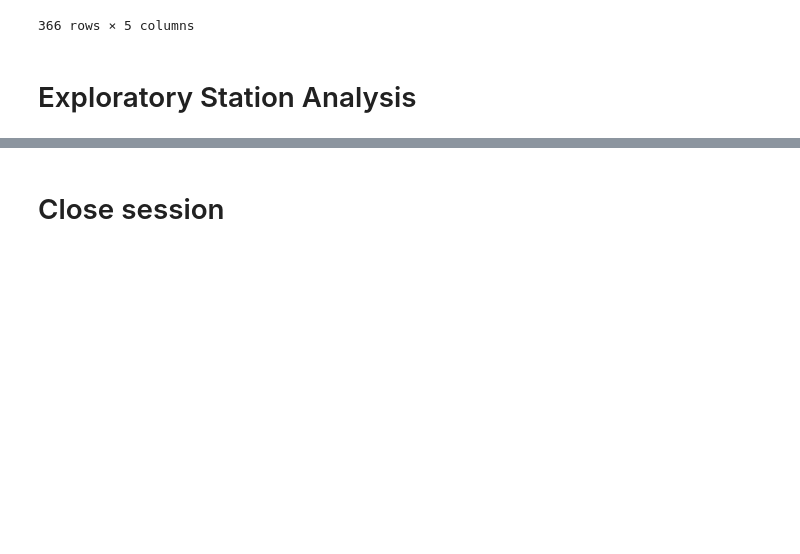
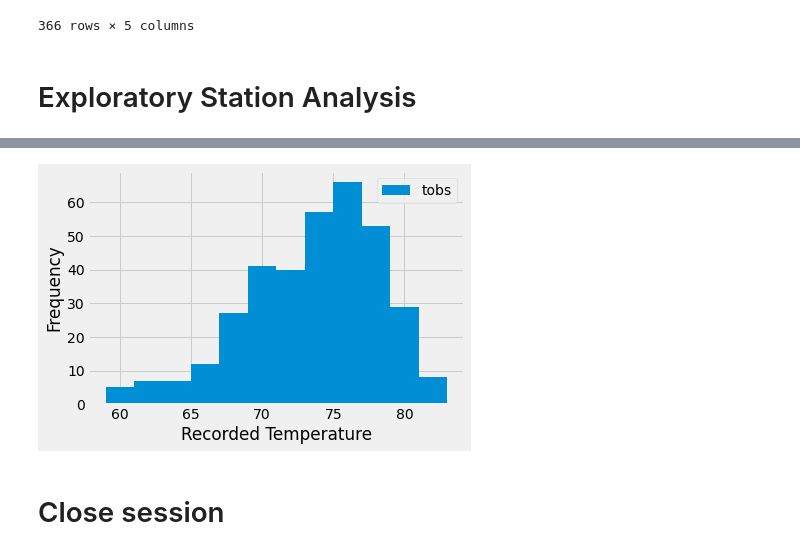
Before and after one commit to Nii-O/SQLAlchemy-Challenge, a Jupyter notebook: climate_starter.ipynb, the cells around one changed output, grey strips where cells are left out. Cells and saved outputs as stored; diff of their text form; code cells hidden in the pictures; blank space fills up the shorter version.

```diff
--- a/climate_starter.ipynb
+++ b/climate_starter.ipynb
@@ -62,6 +64,6 @@ session.query(Measurements.date).order_by(Measurements.date.desc()).first()
 # %% [output]
 ('2017-08-23',)
 # %%
-week_ago = dt.date(2017, 8, 23) - dt.timedelta(days=365)
-week_ago
+year_ago = dt.date(2017, 8, 23) - dt.timedelta(days=365)
+print(year_ago)
 # %% [output]
@@ -125,0 +169,3 @@ summary_table
+# %%
+active = session.query(Measurements.station, func.count(Measurements.station)).group_by(Measurements.station).order_by(desc(func.count(Measurements.station))).limit(1)[0][0]
+active
@@ -128,3 +185,11 @@ summary_table
 # %%
 # Using the most active station id
 # Query the last 12 months of temperature observation data for this station and plot the results as a histogram
+past_temp= session.query(Measurements.tobs).\
+                    filter(Measurements.station== active).\
+                    filter(Measurements.date>= year_ago).\
+                    order_by(Measurements.tobs).all()
+
+past_temp_df= pd.DataFrame( past_temp)
+past_temp_df1= past_temp_df.rename(columns={0:'tobs'})
+past_temp_df1.head()
@@ -131,3 +203,11 @@ summary_table
+# %%
+plt.hist(past_temp_df1['tobs'], bins=12)
+plt.xlabel("Recorded Temperature")
+plt.ylabel("Frequency")
+plt.legend(["tobs"])
+plt.show()
+# %% [output]
+[figure, added]
 # %% [markdown]
 # Close session
 # %%
```
Also changed, not shown: parts of 12 cells of this notebook.
